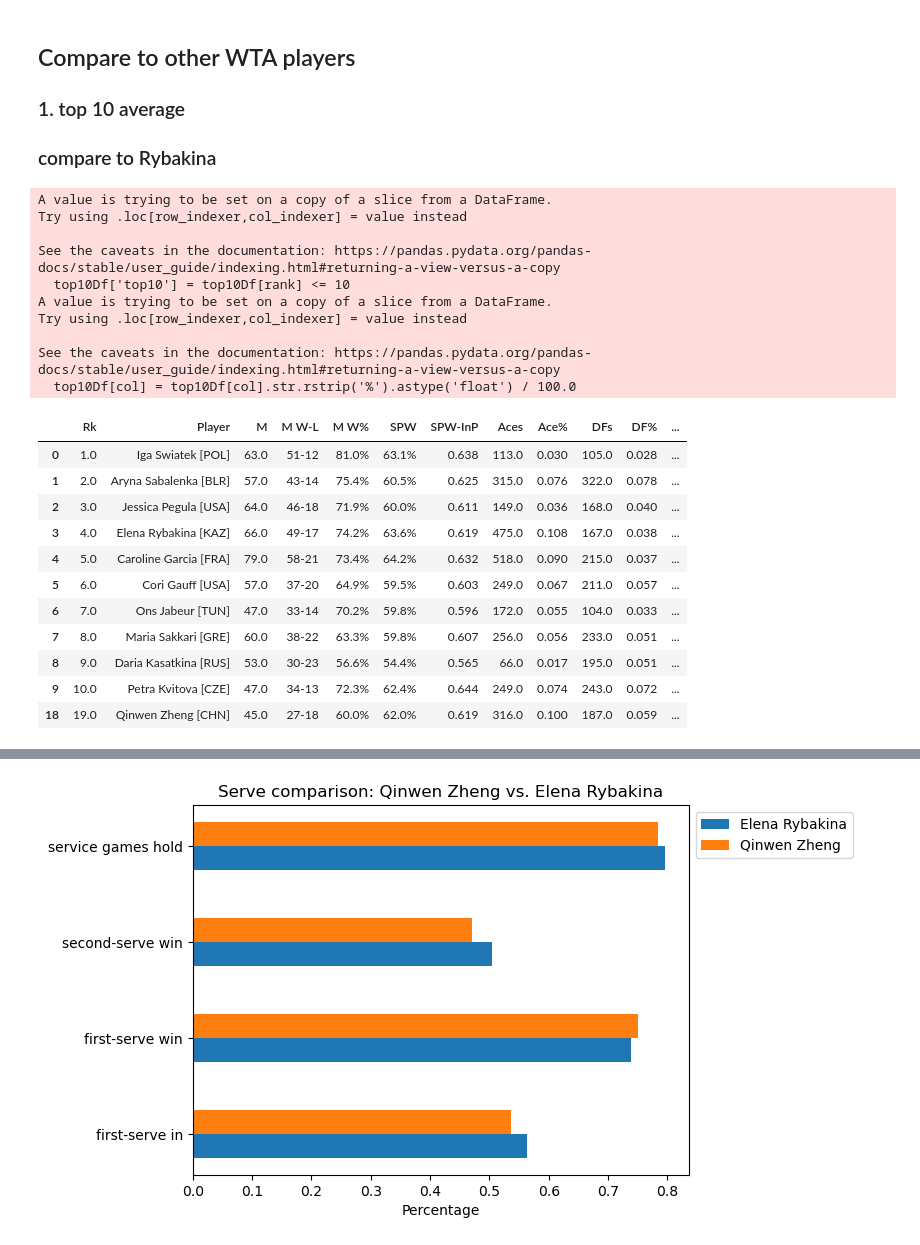
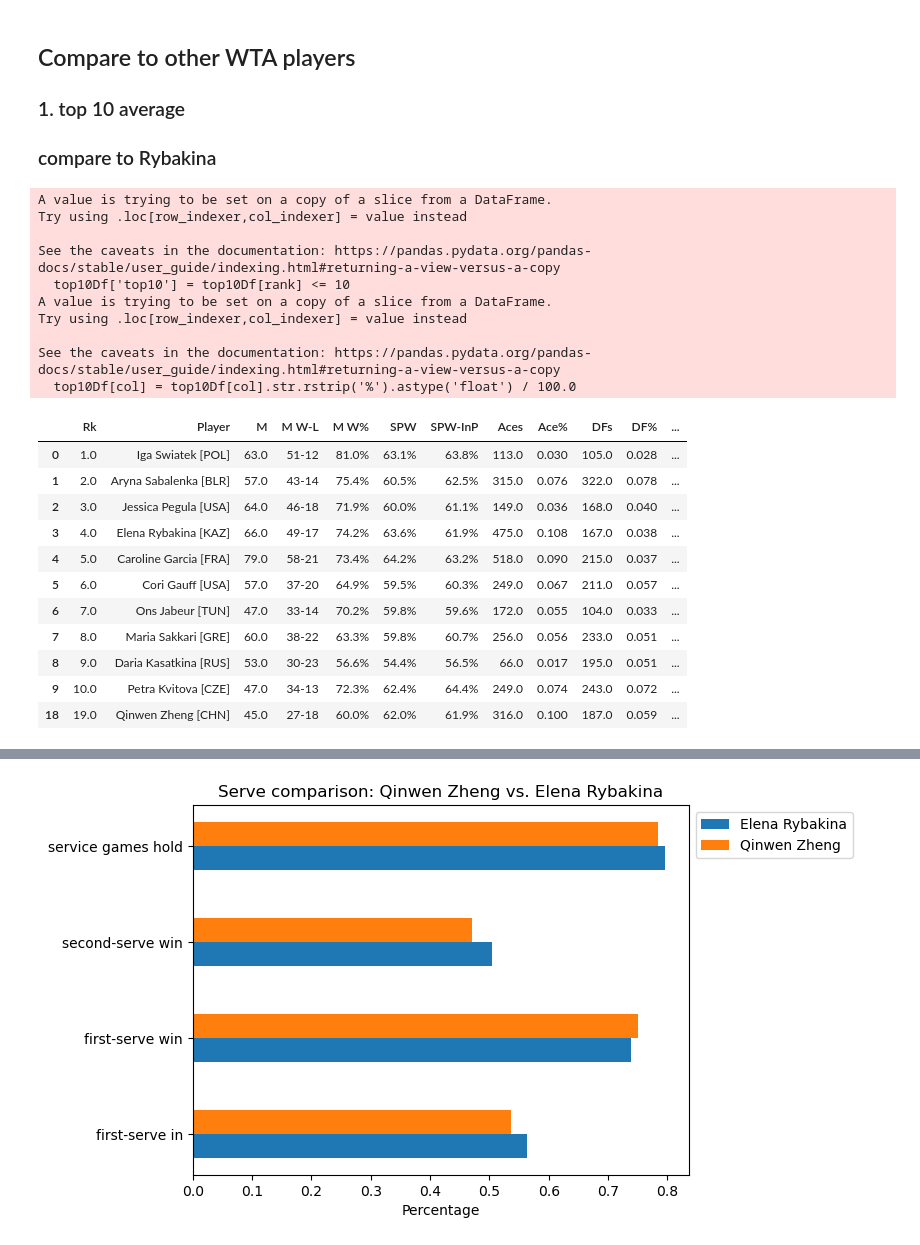
Before and after one commit to TracyYXChen/tennis-data, a Jupyter notebook: qinwenZheng/Qinwen Zheng's serves.ipynb, the cells around one changed output, grey strips where cells are left out. Saved outputs shown, nothing was run; the diff lists cells and outputs as text; code cells hidden in the pictures.

```diff
--- a/qinwenZheng/Qinwen Zheng's serves.ipynb
+++ b/qinwenZheng/Qinwen Zheng's serves.ipynb
@@ -199,39 +199,42 @@ plotScatterByGroups(groupedDfArr, attributeOfInterest, title)
 # %%
 allDf = pd.read_csv('processed/allPlayerStats.csv')
 rank = 'Rk'
 player = 'Player'
 serviceGamesHold = 'Hld%'
+# service points won in play
+spwinp = 'SPW-InP'
+aceRate = 'Ace%'
+secondServeWonInPlay = '2%-InP'
 top10Df = allDf[(allDf[rank] <= 10) | (allDf[player] == 'Qinwen Zheng [CHN]')]
 top10Df['top10'] = top10Df[rank] <= 10
 # convert to float
-cols_to_convert = [firstServeIn, firstServeWin, secondServeWin, serviceGamesHold, 'Ace%', 'DF%', 'SPW-InP']
-
+cols_to_convert = [firstServeIn, firstServeWin, secondServeWin, serviceGamesHold, aceRate, dfRate, secondServeWonInPlay]
 for col in cols_to_convert:
     top10Df[col] = top10Df[col].str.rstrip('%').astype('float') / 100.0
 top10Df
 # %% [output]
 A value is trying to be set on a copy of a slice from a DataFrame.
 Try using .loc[row_indexer,col_indexer] = value instead
 
 See the caveats in the documentation: https://pandas.pydata.org/pandas-docs/stable/user_guide/indexing.html#returning-a-view-versus-a-copy
   top10Df['top10'] = top10Df[rank] <= 10
 A value is trying to be set on a copy of a slice from a DataFrame.
 Try using .loc[row_indexer,col_indexer] = value instead
 
 See the caveats in the documentation: https://pandas.pydata.org/pandas-docs/stable/user_guide/indexing.html#returning-a-view-versus-a-copy
   top10Df[col] = top10Df[col].str.rstrip('%').astype('float') / 100.0
 |  | Rk | Player | M | M W-L | M W% | SPW | SPW-InP | Aces | Ace% | DFs | DF% | ... |
-| 0 | 1.0 | Iga Swiatek [POL] | 63.0 | 51-12 | 81.0% | 63.1% | 0.638 | 113.0 | 0.030 | 105.0 | 0.028 | ... |
-| 1 | 2.0 | Aryna Sabalenka [BLR] | 57.0 | 43-14 | 75.4% | 60.5% | 0.625 | 315.0 | 0.076 | 322.0 | 0.078 | ... |
-| 2 | 3.0 | Jessica Pegula [USA] | 64.0 | 46-18 | 71.9% | 60.0% | 0.611 | 149.0 | 0.036 | 168.0 | 0.040 | ... |
-| 3 | 4.0 | Elena Rybakina [KAZ] | 66.0 | 49-17 | 74.2% | 63.6% | 0.619 | 475.0 | 0.108 | 167.0 | 0.038 | ... |
-| 4 | 5.0 | Caroline Garcia [FRA] | 79.0 | 58-21 | 73.4% | 64.2% | 0.632 | 518.0 | 0.090 | 215.0 | 0.037 | ... |
-| 5 | 6.0 | Cori Gauff [USA] | 57.0 | 37-20 | 64.9% | 59.5% | 0.603 | 249.0 | 0.067 | 211.0 | 0.057 | ... |
-| 6 | 7.0 | Ons Jabeur [TUN] | 47.0 | 33-14 | 70.2% | 59.8% | 0.596 | 172.0 | 0.055 | 104.0 | 0.033 | ... |
-| 7 | 8.0 | Maria Sakkari [GRE] | 60.0 | 38-22 | 63.3% | 59.8% | 0.607 | 256.0 | 0.056 | 233.0 | 0.051 | ... |
-| 8 | 9.0 | Daria Kasatkina [RUS] | 53.0 | 30-23 | 56.6% | 54.4% | 0.565 | 66.0 | 0.017 | 195.0 | 0.051 | ... |
-| 9 | 10.0 | Petra Kvitova [CZE] | 47.0 | 34-13 | 72.3% | 62.4% | 0.644 | 249.0 | 0.074 | 243.0 | 0.072 | ... |
-| 18 | 19.0 | Qinwen Zheng [CHN] | 45.0 | 27-18 | 60.0% | 62.0% | 0.619 | 316.0 | 0.100 | 187.0 | 0.059 | ... |
+| 0 | 1.0 | Iga Swiatek [POL] | 63.0 | 51-12 | 81.0% | 63.1% | 63.8% | 113.0 | 0.030 | 105.0 | 0.028 | ... |
+| 1 | 2.0 | Aryna Sabalenka [BLR] | 57.0 | 43-14 | 75.4% | 60.5% | 62.5% | 315.0 | 0.076 | 322.0 | 0.078 | ... |
+| 2 | 3.0 | Jessica Pegula [USA] | 64.0 | 46-18 | 71.9% | 60.0% | 61.1% | 149.0 | 0.036 | 168.0 | 0.040 | ... |
+| 3 | 4.0 | Elena Rybakina [KAZ] | 66.0 | 49-17 | 74.2% | 63.6% | 61.9% | 475.0 | 0.108 | 167.0 | 0.038 | ... |
+| 4 | 5.0 | Caroline Garcia [FRA] | 79.0 | 58-21 | 73.4% | 64.2% | 63.2% | 518.0 | 0.090 | 215.0 | 0.037 | ... |
+| 5 | 6.0 | Cori Gauff [USA] | 57.0 | 37-20 | 64.9% | 59.5% | 60.3% | 249.0 | 0.067 | 211.0 | 0.057 | ... |
+| 6 | 7.0 | Ons Jabeur [TUN] | 47.0 | 33-14 | 70.2% | 59.8% | 59.6% | 172.0 | 0.055 | 104.0 | 0.033 | ... |
+| 7 | 8.0 | Maria Sakkari [GRE] | 60.0 | 38-22 | 63.3% | 59.8% | 60.7% | 256.0 | 0.056 | 233.0 | 0.051 | ... |
+| 8 | 9.0 | Daria Kasatkina [RUS] | 53.0 | 30-23 | 56.6% | 54.4% | 56.5% | 66.0 | 0.017 | 195.0 | 0.051 | ... |
+| 9 | 10.0 | Petra Kvitova [CZE] | 47.0 | 34-13 | 72.3% | 62.4% | 64.4% | 249.0 | 0.074 | 243.0 | 0.072 | ... |
+| 18 | 19.0 | Qinwen Zheng [CHN] | 45.0 | 27-18 | 60.0% | 62.0% | 61.9% | 316.0 | 0.100 | 187.0 | 0.059 | ... |
 # %%
 import altair as alt
 import numpy as np
```
Also changed, not shown: parts of 1 cell of this notebook.
